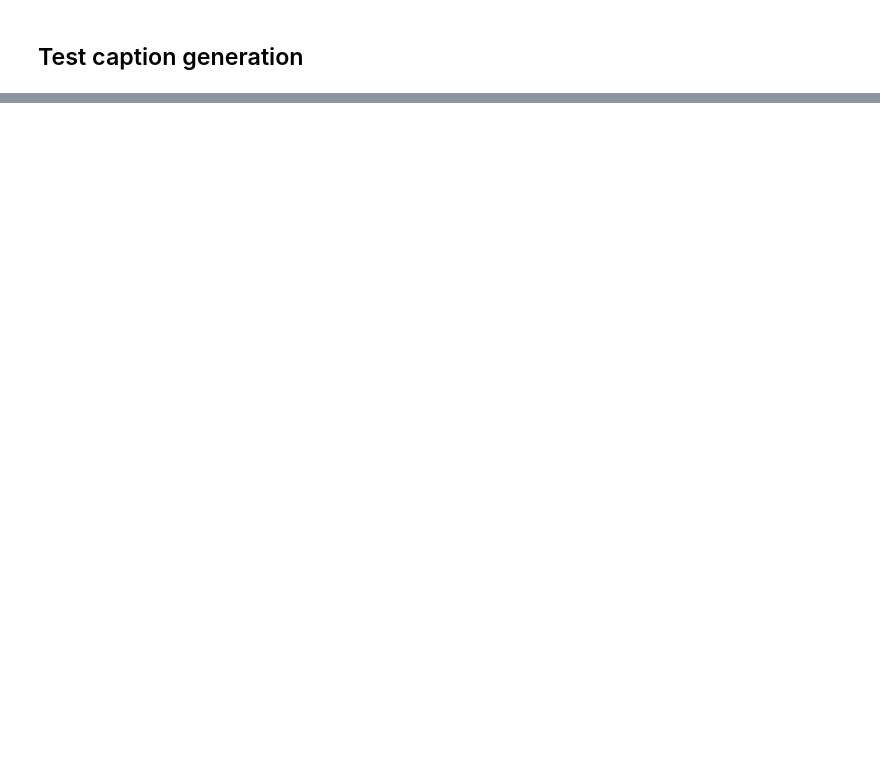
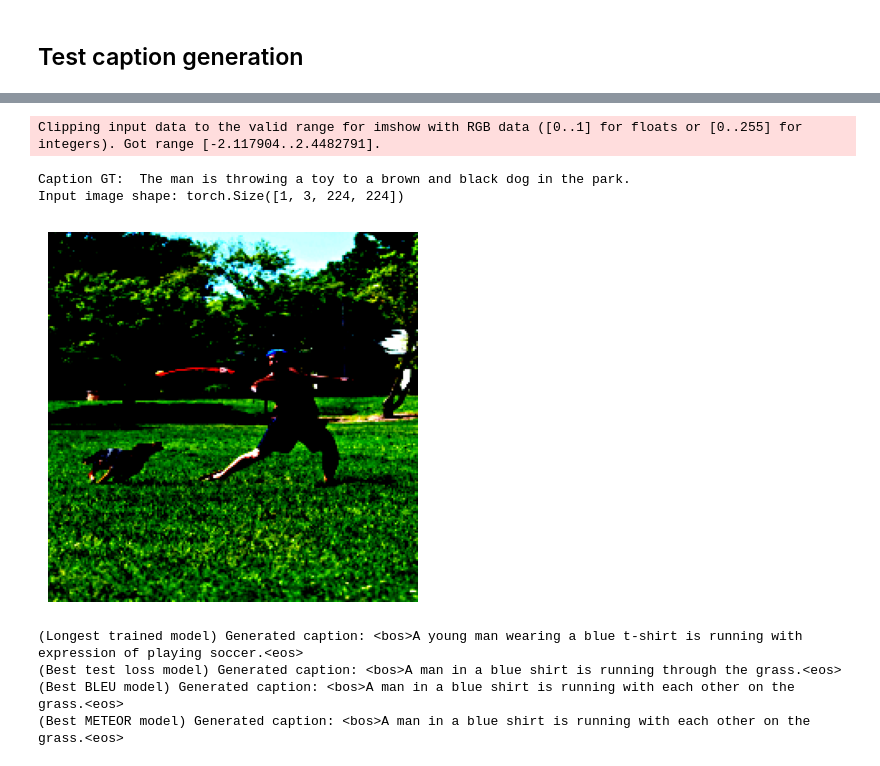
Before and after one commit to Incomprehensible/Transformer-Image-Captioning, a Jupyter notebook: train_model.ipynb, the cells around one changed output, grey strips where cells are left out. Drawn from its saved outputs; the diff is of its cells as text; code cells hidden in the pictures; blank space fills up the shorter version.

```diff
--- a/train_model.ipynb
+++ b/train_model.ipynb
@@ -798,22 +1077,65 @@ print('Generated caption:', decoded_caption)
 # %%
 batch = next(iter(test_dataloader))
 image = batch["pixel_values"][0].unsqueeze(0).to(device)
 print('Caption GT: ', batch["description"][0])
 print('Input image shape:', image.shape)
 # plot input image
 img = image[0].cpu().permute(1, 2, 0).numpy()
 plt.imshow(img)
 plt.axis('off')
 plt.show()
 
 tokens = transformer.generate(image,
         bos_token=tokenizer.get_vocab()[cfg.SpecialTokens.BOS.value],
         eos_token=tokenizer.get_vocab()[cfg.SpecialTokens.EOS.value],
         max_len=L,
-        device=device)
+        device=device,
+        used_tokens_penalty=True)
 if not isinstance(tokens, torch.Tensor):
         tokens = torch.tensor(tokens)
-print('Generated token ids:', tokens)
-print(tokens.shape)
+# print('Generated token ids:', tokens)
+# print(tokens.shape)
 decoded_caption = tokenizer.decode(tokens)
-print('Generated caption:', decoded_caption)
+print('(Longest trained model) Generated caption:', decoded_caption)
+
+tokens = transformer_best_state.generate(image,
+        bos_token=tokenizer.get_vocab()[cfg.SpecialTokens.BOS.value],
+        eos_token=tokenizer.get_vocab()[cfg.SpecialTokens.EOS.value],
+        max_len=L,
+        device=device,
+        used_tokens_penalty=True)
+if not isinstance(tokens, torch.Tensor):
+        tokens = torch.tensor(tokens)
+decoded_caption = tokenizer.decode(tokens)
+print('(Best test loss model) Generated caption:', decoded_caption)
+
+tokens = transformer_best_bleu.generate(image,
+        bos_token=tokenizer.get_vocab()[cfg.SpecialTokens.BOS.value],
+        eos_token=tokenizer.get_vocab()[cfg.SpecialTokens.EOS.value],
+        max_len=L,
+        device=device,
+        used_tokens_penalty=True)
+if not isinstance(tokens, torch.Tensor):
+        tokens = torch.tensor(tokens)
+decoded_caption = tokenizer.decode(tokens)
+print('(Best BLEU model) Generated caption:', decoded_caption)
+
+tokens = transformer_best_meteor.generate(image,
+        bos_token=tokenizer.get_vocab()[cfg.SpecialTokens.BOS.value],
+        eos_token=tokenizer.get_vocab()[cfg.SpecialTokens.EOS.value],
+        max_len=L,
+        device=device,
+        used_tokens_penalty=True)
+if not isinstance(tokens, torch.Tensor):
+        tokens = torch.tensor(tokens)
+decoded_caption = tokenizer.decode(tokens)
+print('(Best METEOR model) Generated caption:', decoded_caption)
+# %% [output]
+Clipping input data to the valid range for imshow with RGB data ([0..1] for floats or [0..255] for integers). Got range [-2.117904..2.4482791].
+Caption GT:  The man is throwing a toy to a brown and black dog in the park.
+Input image shape: torch.Size([1, 3, 224, 224])
+[figure, added]
+(Longest trained model) Generated caption: <bos>A young man wearing a blue t-shirt is running with expression of playing soccer.<eos>
+(Best test loss model) Generated caption: <bos>A man in a blue shirt is running through the grass.<eos>
+(Best BLEU model) Generated caption: <bos>A man in a blue shirt is running with each other on the grass.<eos>
+(Best METEOR model) Generated caption: <bos>A man in a blue shirt is running with each other on the grass.<eos>
```
Also changed, not shown: parts of 23 cells of this notebook, 3 other files.
